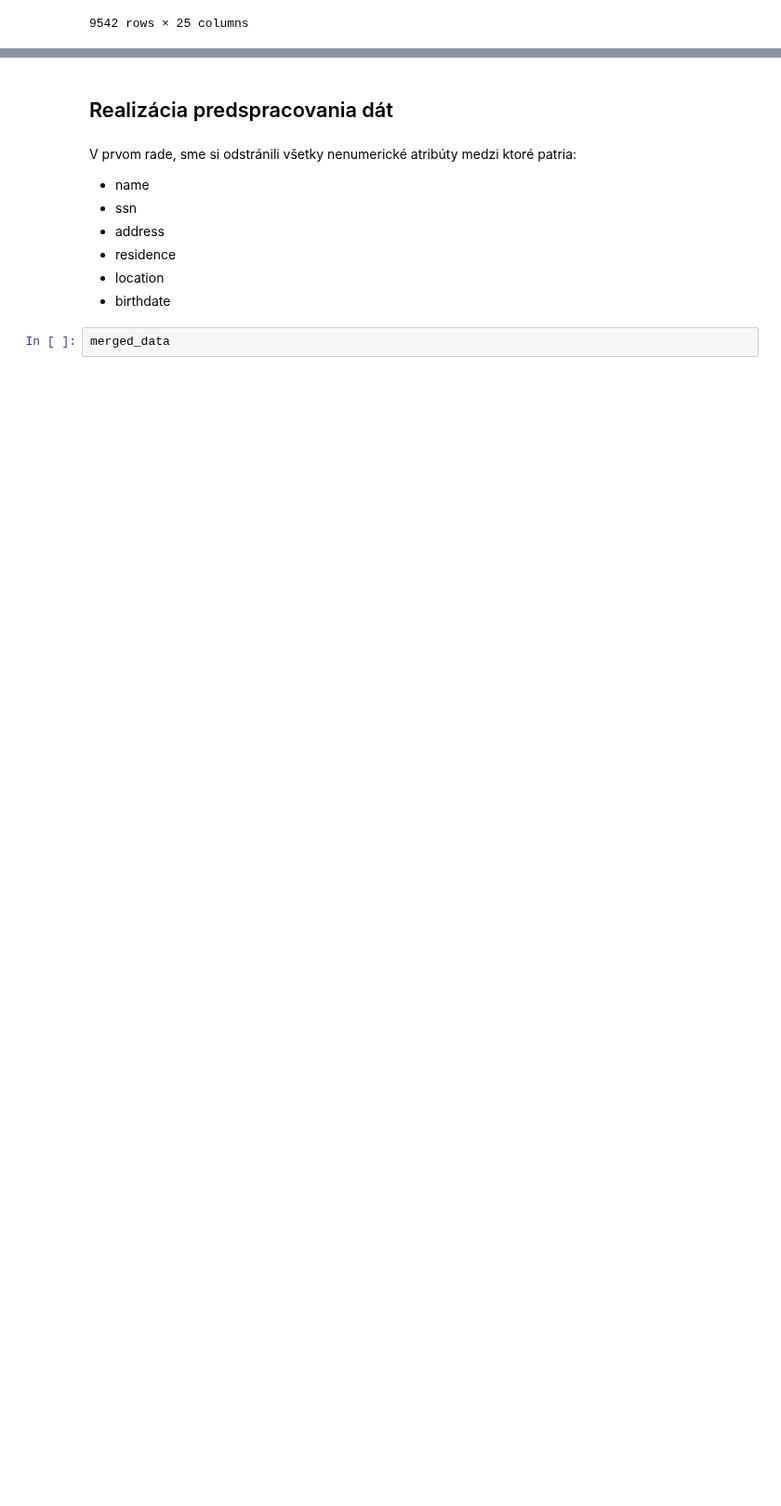
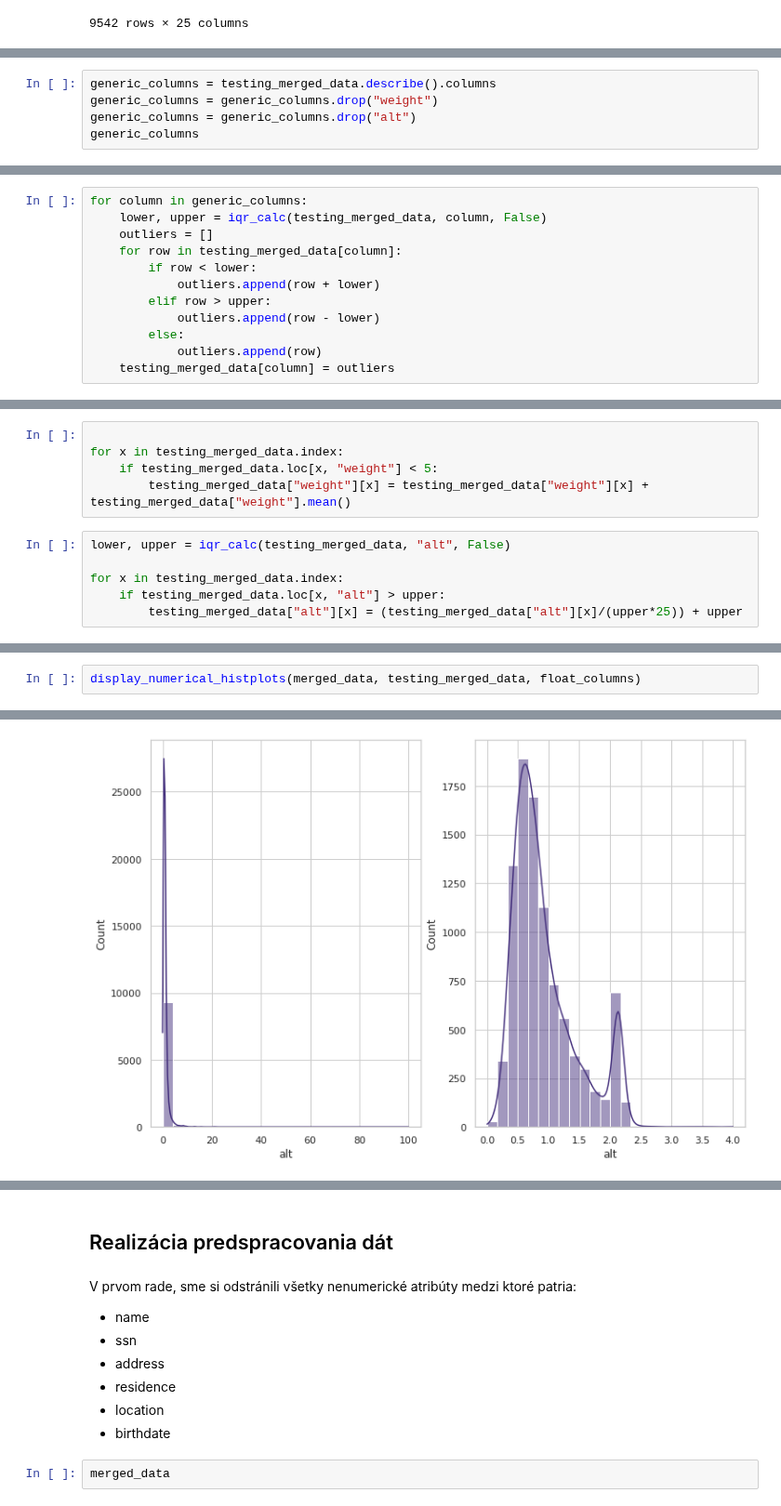
Before and after one commit to MarkoStahovec/IAU-Stahovec-Viest, a Jupyter notebook: main.ipynb, the cells around one changed output, grey strips where cells are left out. Shown at 93% size. Drawn from its saved outputs; the diff is of its cells as text; blank space fills up the shorter version.

Commit message:
continuing 2nd phase, finished outliers

```diff
--- a/main.ipynb
+++ b/main.ipynb
@@ -2362,0 +2369,5 @@ display_two_histplots("hematokrit")
+# %%
+generic_columns = testing_merged_data.describe().columns
+generic_columns = generic_columns.drop("weight")
+generic_columns = generic_columns.drop("alt")
+generic_columns
@@ -2362,0 +2379,12 @@ display_two_histplots("hematokrit")
+# %%
+for column in generic_columns:
+    lower, upper = iqr_calc(testing_merged_data, column, False)
+    outliers = []
+    for row in testing_merged_data[column]:
+        if row < lower:
+            outliers.append(row + lower)
+        elif row > upper:
+            outliers.append(row - lower)
+        else:
+            outliers.append(row)
+    testing_merged_data[column] = outliers
@@ -2362,0 +2409,11 @@ display_two_histplots("hematokrit")
+# %%
+
+for x in testing_merged_data.index:
+    if testing_merged_data.loc[x, "weight"] < 5:
+        testing_merged_data["weight"][x] = testing_merged_data["weight"][x] + testing_merged_data["weight"].mean()
+# %%
+lower, upper = iqr_calc(testing_merged_data, "alt", False)
+
+for x in testing_merged_data.index:
+    if testing_merged_data.loc[x, "alt"] > upper:
+        testing_merged_data["alt"][x] = (testing_merged_data["alt"][x]/(upper*25)) + upper
@@ -2362,0 +2425,3 @@ display_two_histplots("hematokrit")
+# %%
+display_numerical_histplots(merged_data, testing_merged_data, float_columns)
+# %% [output]
@@ -2362,0 +2430 @@ display_two_histplots("hematokrit")
+[figure, added]
```
Also changed, not shown: parts of 35 cells of this notebook.
